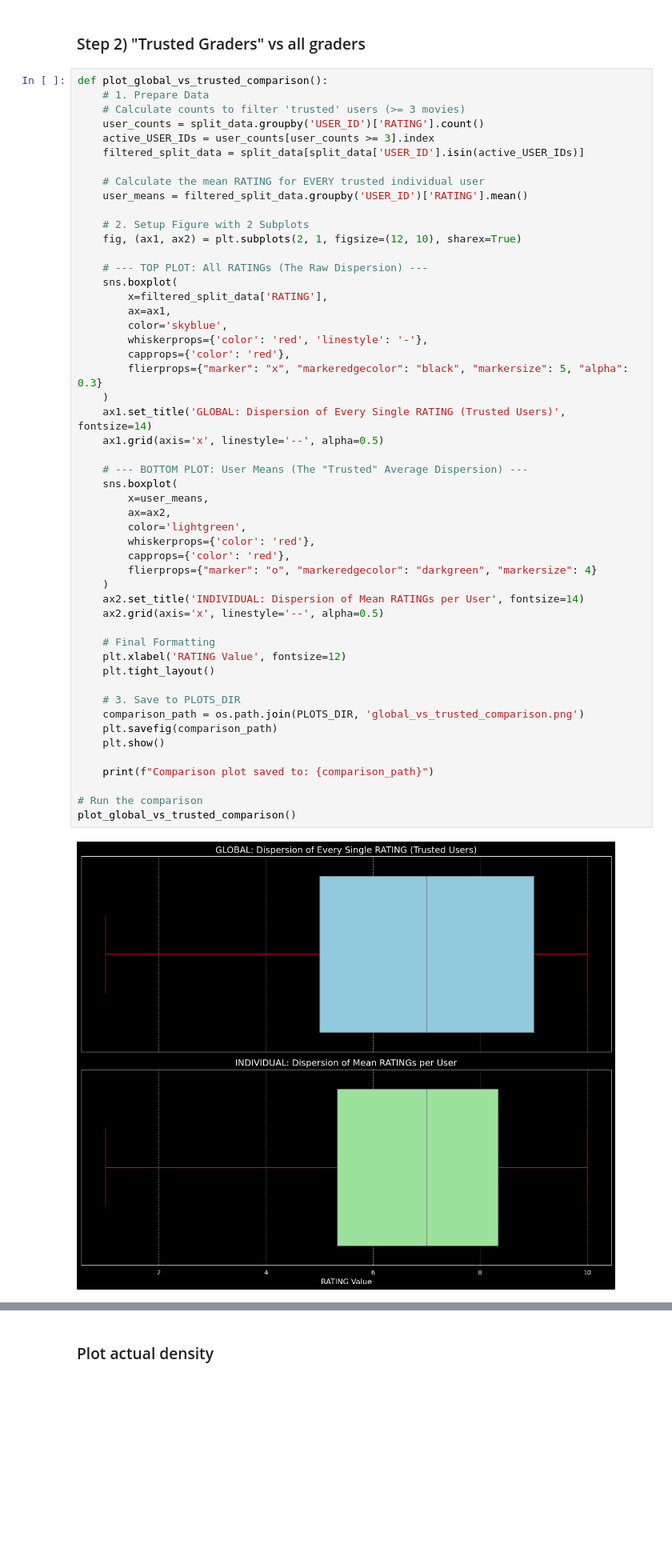
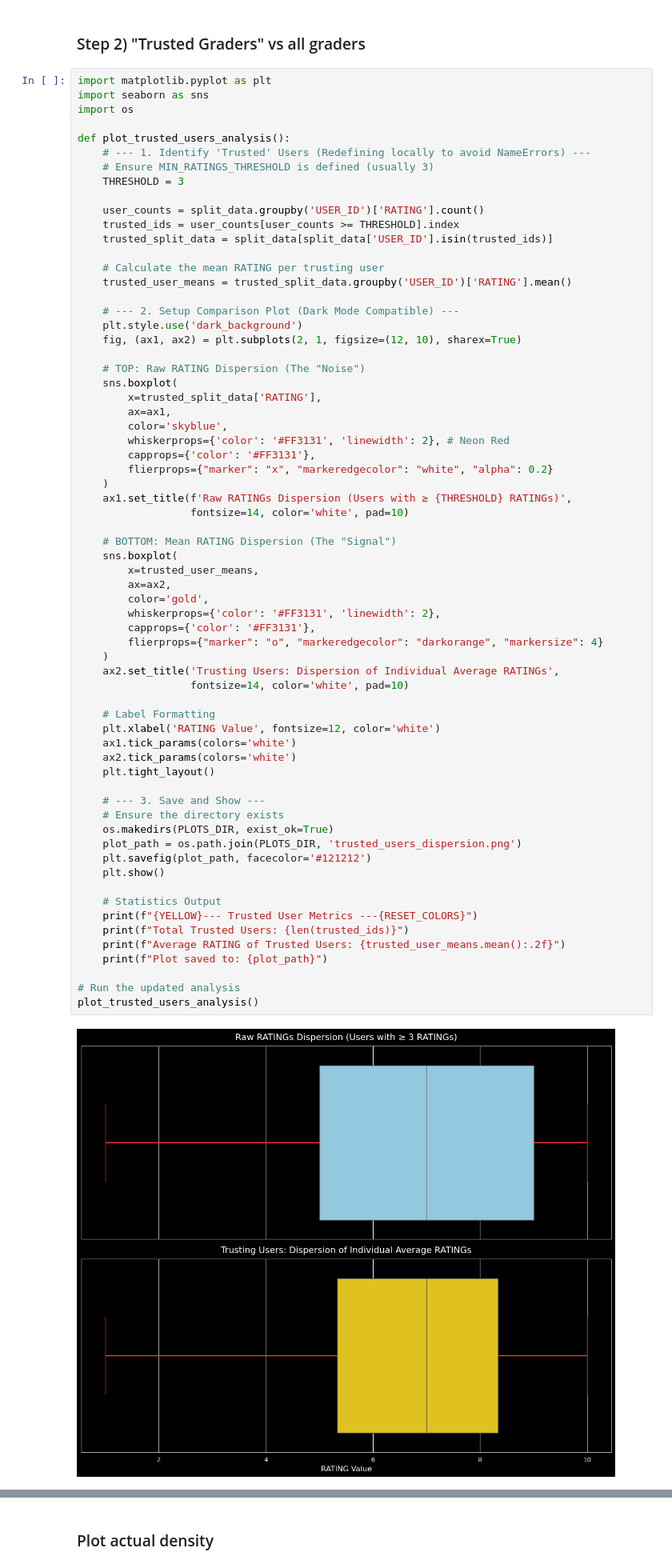
Before and after one commit to GeorgeStyl/Neural-Movie-Clusters, a Jupyter notebook: notebooks/0z_DROPBOX_clustering_and_embeddings.ipynb, the cells around one changed output, grey strips where cells are left out. Shown at 80% size. Cells and saved outputs as stored; diff of their text form; blank space fills up the shorter version.

```diff
--- a/notebooks/0z_DROPBOX_clustering_and_embeddings.ipynb
+++ b/notebooks/0z_DROPBOX_clustering_and_embeddings.ipynb
@@ -871,55 +888,70 @@ plot_trusted_users_analysis()
 # %% [markdown]
 ### Step 2) "Trusted Graders" vs all graders
 # %%
-def plot_global_vs_trusted_comparison():
-    # 1. Prepare Data
-    # Calculate counts to filter 'trusted' users (>= 3 movies)
+import matplotlib.pyplot as plt
+import seaborn as sns
+import os
+
+def plot_trusted_users_analysis():
+    # --- 1. Identify 'Trusted' Users (Redefining locally to avoid NameErrors) ---
+    # Ensure MIN_RATINGS_THRESHOLD is defined (usually 3)
+    THRESHOLD = 3
+
     user_counts = split_data.groupby('USER_ID')['RATING'].count()
-    active_USER_IDs = user_counts[user_counts >= 3].index
-    filtered_split_data = split_data[split_data['USER_ID'].isin(active_USER_IDs)]
+    trusted_ids = user_counts[user_counts >= THRESHOLD].index
+    trusted_split_data = split_data[split_data['USER_ID'].isin(trusted_ids)]
 
-    # Calculate the mean RATING for EVERY trusted individual user
-    user_means = filtered_split_data.groupby('USER_ID')['RATING'].mean()
+    # Calculate the mean RATING per trusting user
+    trusted_user_means = trusted_split_data.groupby('USER_ID')['RATING'].mean()
 
-    # 2. Setup Figure with 2 Subplots
+    # --- 2. Setup Comparison Plot (Dark Mode Compatible) ---
+    plt.style.use('dark_background')
     fig, (ax1, ax2) = plt.subplots(2, 1, figsize=(12, 10), sharex=True)
 
-    # --- TOP PLOT: All RATINGs (The Raw Dispersion) ---
+    # TOP: Raw RATING Dispersion (The "Noise")
     sns.boxplot(
-        x=filtered_split_data['RATING'],
+        x=trusted_split_data['RATING'],
         ax=ax1,
         color='skyblue',
-        whiskerprops={'color': 'red', 'linestyle': '-'},
-        capprops={'color': 'red'},
-        flierprops={"marker": "x", "markeredgecolor": "black", "markersize": 5, "alpha": 0.3}
+        whiskerprops={'color': '#FF3131', 'linewidth': 2}, # Neon Red
+        capprops={'color': '#FF3131'},
+        flierprops={"marker": "x", "markeredgecolor": "white", "alpha": 0.2}
     )
-    ax1.set_title('GLOBAL: Dispersion of Every Single RATING (Trusted Users)', fontsize=14)
-    ax1.grid(axis='x', linestyle='--', alpha=0.5)
+    ax1.set_title(f'Raw RATINGs Dispersion (Users with ≥ {THRESHOLD} RATINGs)',
+                  fontsize=14, color='white', pad=10)
 
-    # --- BOTTOM PLOT: User Means (The "Trusted" Average Dispersion) ---
+    # BOTTOM: Mean RATING Dispersion (The "Signal")
     sns.boxplot(
-        x=user_means,
+        x=trusted_user_means,
         ax=ax2,
-        color='lightgreen',
-        whiskerprops={'color': 'red'},
-        capprops={'color': 'red'},
-        flierprops={"marker": "o", "markeredgecolor": "darkgreen", "markersize": 4}
+        color='gold',
+        whiskerprops={'color': '#FF3131', 'linewidth': 2},
+        capprops={'color': '#FF3131'},
+        flierprops={"marker": "o", "markeredgecolor": "darkorange", "markersize": 4}
     )
-    ax2.set_title('INDIVIDUAL: Dispersion of Mean RATINGs per User', fontsize=14)
-    ax2.grid(axis='x', linestyle='--', alpha=0.5)
+    ax2.set_title('Trusting Users: Dispersion of Individual Average RATINGs',
+                  fontsize=14, color='white', pad=10)
 
-    # Final Formatting
-    plt.xlabel('RATING Value', fontsize=12)
+    # Label Formatting
+    plt.xlabel('RATING Value', fontsize=12, color='white')
+    ax1.tick_params(colors='white')
+    ax2.tick_params(colors='white')
     plt.tight_layout()
 
-    # 3. Save to PLOTS_DIR
-    comparison_path = os.path.join(PLOTS_DIR, 'global_vs_trusted_comparison.png')
-    plt.savefig(comparison_path)
+    # --- 3. Save and Show ---
+    # Ensure the directory exists
+    os.makedirs(PLOTS_DIR, exist_ok=True)
+    plot_path = os.path.join(PLOTS_DIR, 'trusted_users_dispersion.png')
+    plt.savefig(plot_path, facecolor='#121212')
     plt.show()
 
-    print(f"Comparison plot saved to: {comparison_path}")
+    # Statistics Output
+    print(f"{YELLOW}--- Trusted User Metrics ---{RESET_COLORS}")
+    print(f"Total Trusted Users: {len(trusted_ids)}")
+    print(f"Average RATING of Trusted Users: {trusted_user_means.mean():.2f}")
+    print(f"Plot saved to: {plot_path}")
 
-# Run the comparison
-plot_global_vs_trusted_comparison()
+# Run the updated analysis
+plot_trusted_users_analysis()
 # %% [output]
-[figure, old version]
+[figure, new version]
```
Also changed, not shown: parts of 16 cells of this notebook.
